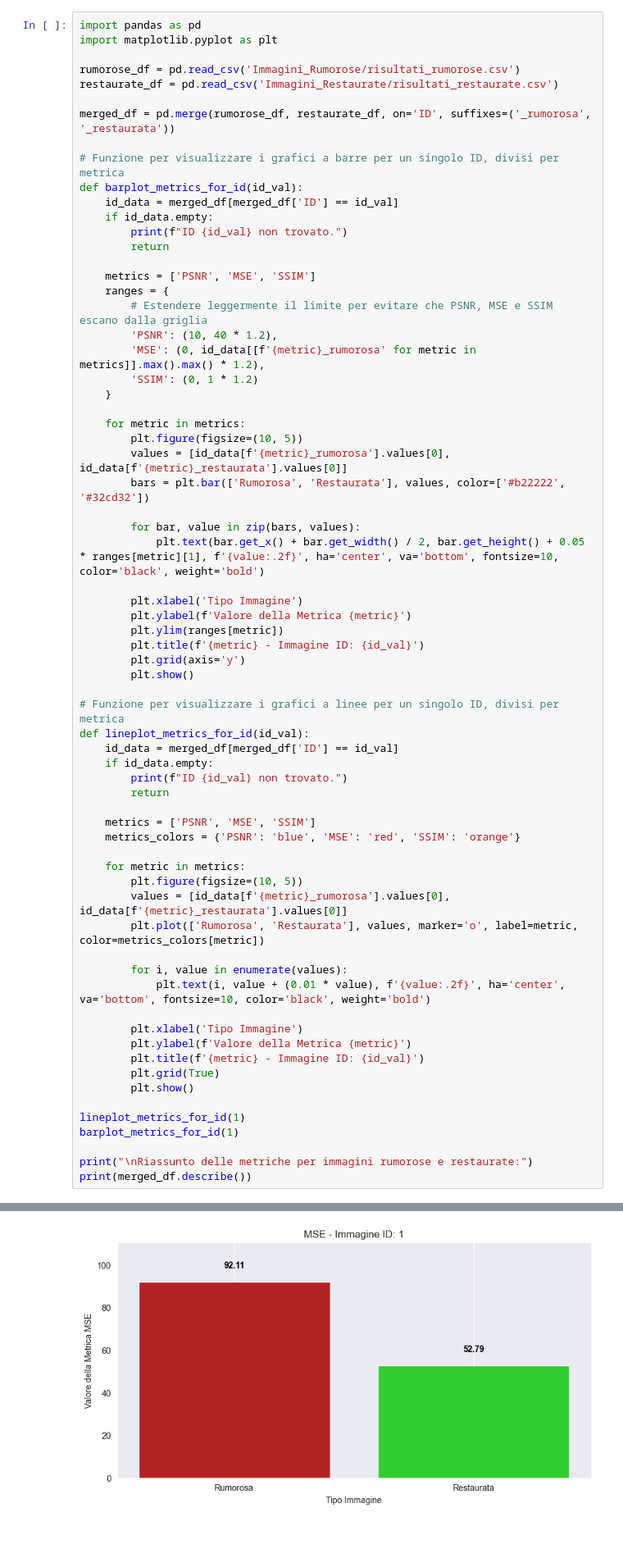
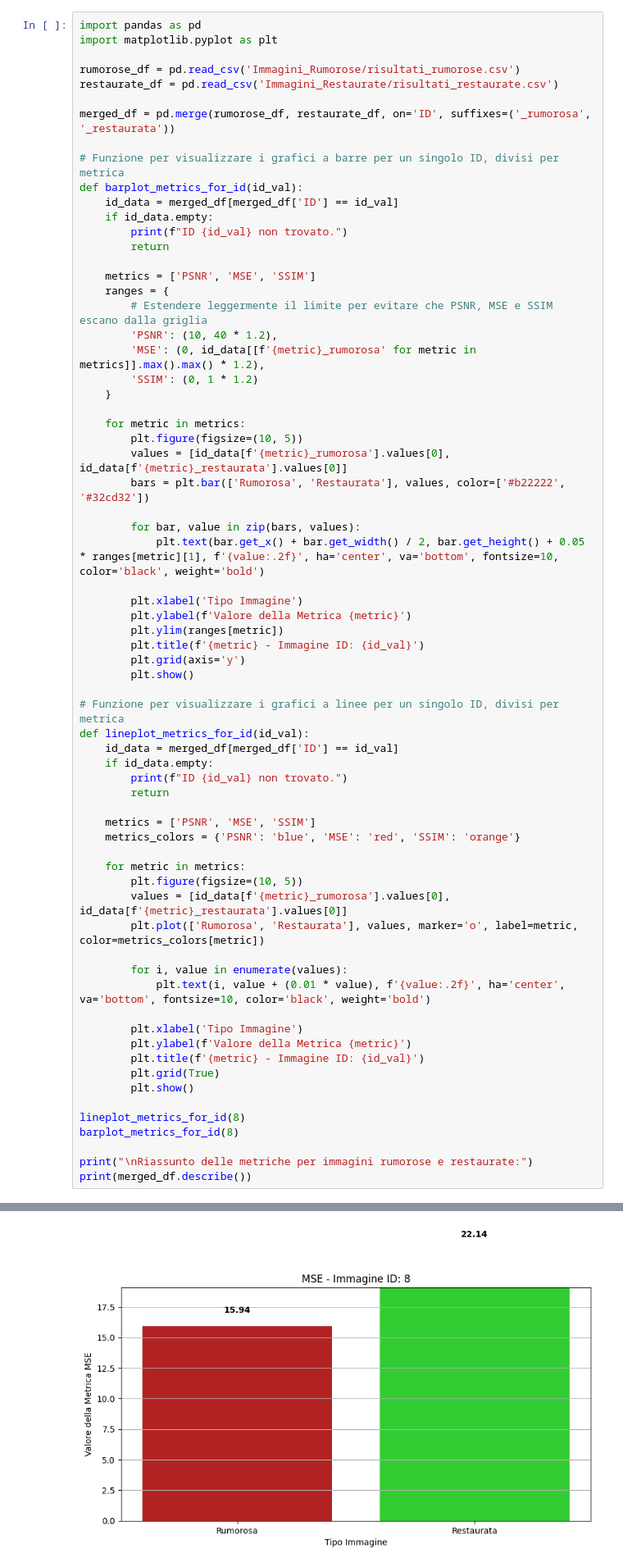
Before and after one commit to manuelgerardzuccaro/MultimediaProject, a Jupyter notebook: Source/AnalisiRumoroseRestaurate.ipynb, the cells around one changed output, grey strips where cells are left out. Shown: that part at 82% size. Cells and saved outputs as stored; diff of their text form; blank space fills up the shorter version.

```diff
--- a/Source/AnalisiRumoroseRestaurate.ipynb
+++ b/Source/AnalisiRumoroseRestaurate.ipynb
@@ -61,8 +61,8 @@ def lineplot_metrics_for_id(id_val):
         plt.grid(True)
         plt.show()
 
-lineplot_metrics_for_id(1)
-barplot_metrics_for_id(1)
+lineplot_metrics_for_id(8)
+barplot_metrics_for_id(8)
 
 print("\nRiassunto delle metriche per immagini rumorose e restaurate:")
 print(merged_df.describe())
@@ -74 +74 @@ print(merged_df.describe())
-[figure, old version]
+[figure, new version]
```
Also changed, not shown: parts of 1 cell of this notebook, 1 other file.
